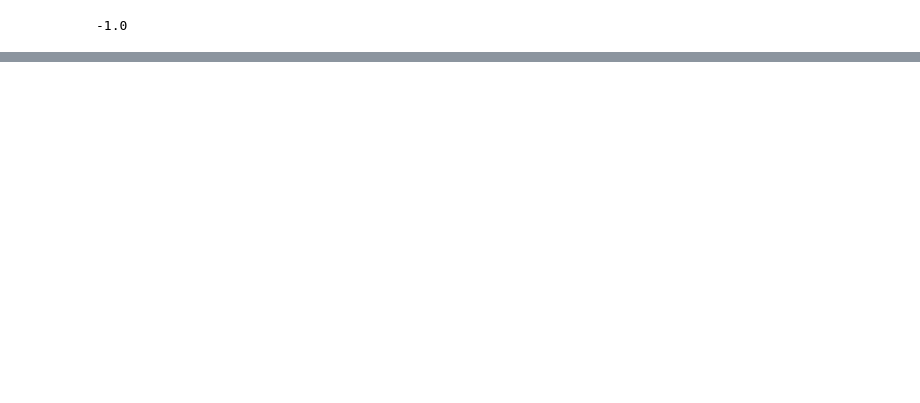
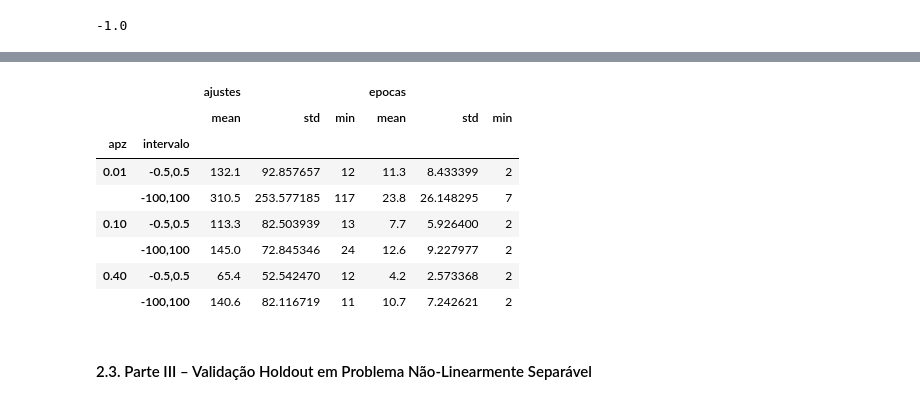
Before and after one commit to delrickOliveira/rna_2021_2.1, a Jupyter notebook: RNA_2_1_sugestao.ipynb, the cells around one changed output, grey strips where cells are left out. Saved outputs shown, nothing was run; the diff lists cells and outputs as text; code cells hidden in the pictures; blank space fills up the shorter version.

```diff
--- a/RNA_2_1_sugestao.ipynb
+++ b/RNA_2_1_sugestao.ipynb
@@ -132,6 +148,5 @@ class Perceptron(object):
 # %%
 rede = Perceptron()
 # %%
-rede = rede.fit(X, yd)
-rede.w_
+rede_ajustada = rede.fit(X, yd)
 # %% [output]
@@ -175,5 +277,8 @@ plt.show()
 # %%
-# for apz in apzs:
-#     for ini, fim in lmt:
-#         for i in range(1,N+1):
-#             print(apz, ini, fim, i)
+data_list = list()
+for ini, fim in lmt:
+  for apz in apzs:
+    rede = Perceptron(apz=apz, ini_intervalo=ini, fim_intervalo=fim)
+    for i in range(1,N+1):
+      rede_ajustada = rede.fit(X, yd)
+      data_list.append((apz, str(ini)+','+str(fim), rede_ajustada.ajustes, rede_ajustada.epocas))
@@ -179,0 +303,17 @@ plt.show()
+# %%
+data = pd.DataFrame(data_list, columns=['apz','intervalo','ajustes','epocas'])
+# %%
+gb = data.groupby(['apz','intervalo'])
+gb.agg(['mean','std','min'])
+# %% [output]
+|  |  | ajustes |  |  | epocas |  |  |
+|  |  | mean | std | min | mean | std | min |
+| apz | intervalo |  |  |  |  |  |  |
+| 0.01 | -0.5,0.5 | 132.1 | 92.857657 | 12 | 11.3 | 8.433399 | 2 |
+|  | -100,100 | 310.5 | 253.577185 | 117 | 23.8 | 26.148295 | 7 |
+| 0.10 | -0.5,0.5 | 113.3 | 82.503939 | 13 | 7.7 | 5.926400 | 2 |
+|  | -100,100 | 145.0 | 72.845346 | 24 | 12.6 | 9.227977 | 2 |
+| 0.40 | -0.5,0.5 | 65.4 | 52.542470 | 12 | 4.2 | 2.573368 | 2 |
+|  | -100,100 | 140.6 | 82.116719 | 11 | 10.7 | 7.242621 | 2 |
+# %% [markdown]
+#### 2.3. Parte III – Validação Holdout em Problema Não-Linearmente Separável
```
Also changed, not shown: parts of 20 cells of this notebook.
